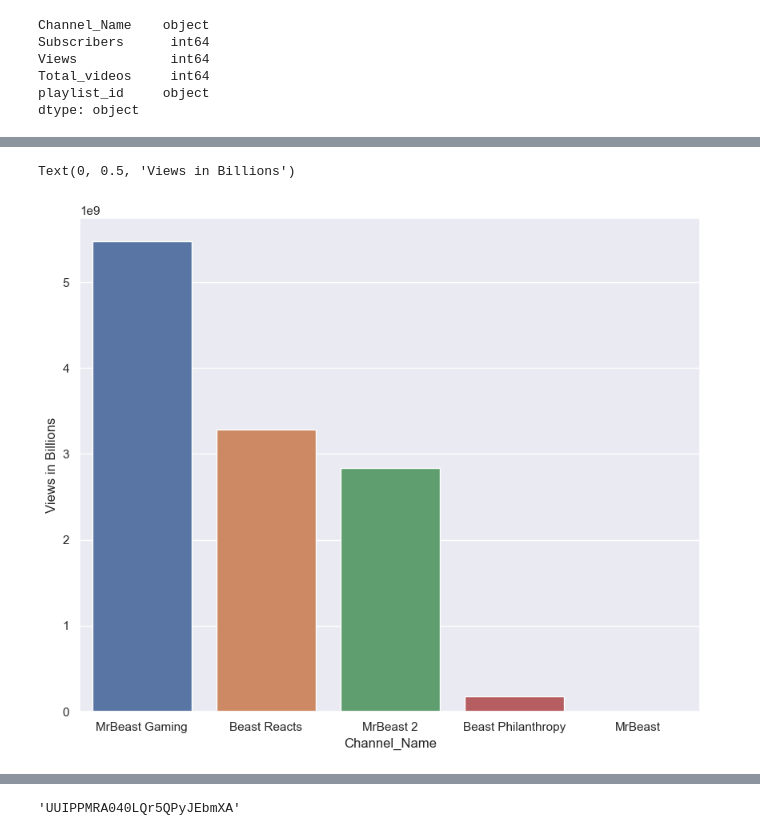
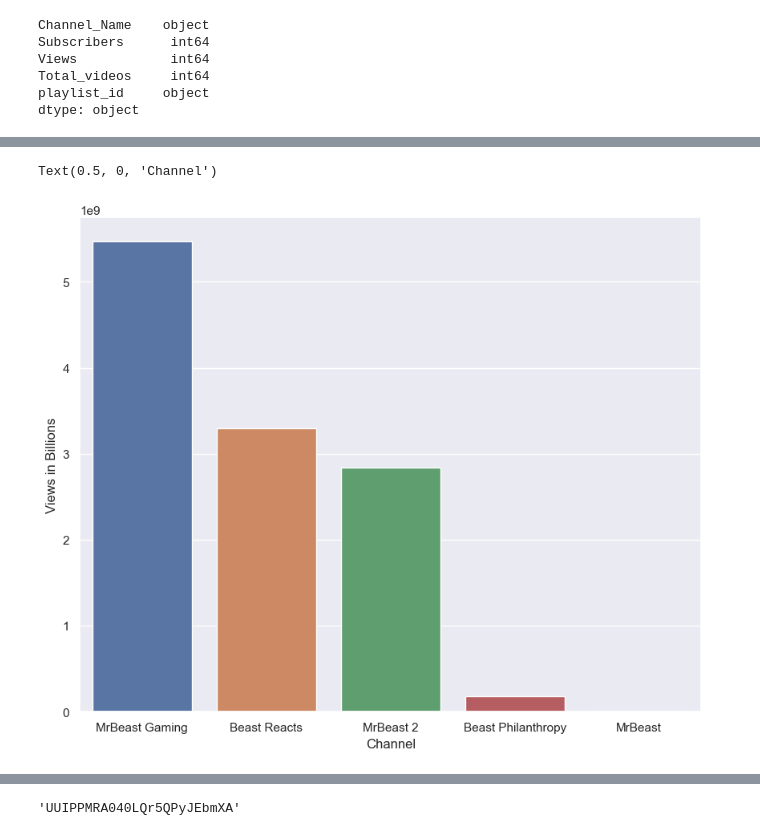
Before and after one commit to TrustyBeard/YouTube-Insights, a Jupyter notebook: YouTube API Queries.ipynb, the cells around one changed output, grey strips where cells are left out. Cells and saved outputs as stored; diff of their text form; code cells hidden in the pictures.

```diff
--- a/YouTube API Queries.ipynb
+++ b/YouTube API Queries.ipynb
@@ -132,6 +133,7 @@ Text(0, 0.5, 'Subscribers in Ten Millions')
 # %%
 ax = sns.barplot(x='Channel_Name', y='Views', data=channel_data)
 ax.set_ylabel("Views in Billions")
+ax.set_xlabel("Channel")
 # %% [output]
-Text(0, 0.5, 'Views in Billions')
+Text(0.5, 0, 'Channel')
-[figure, old version]
+[figure, new version]
```
Also changed, not shown: parts of 25 cells of this notebook.
